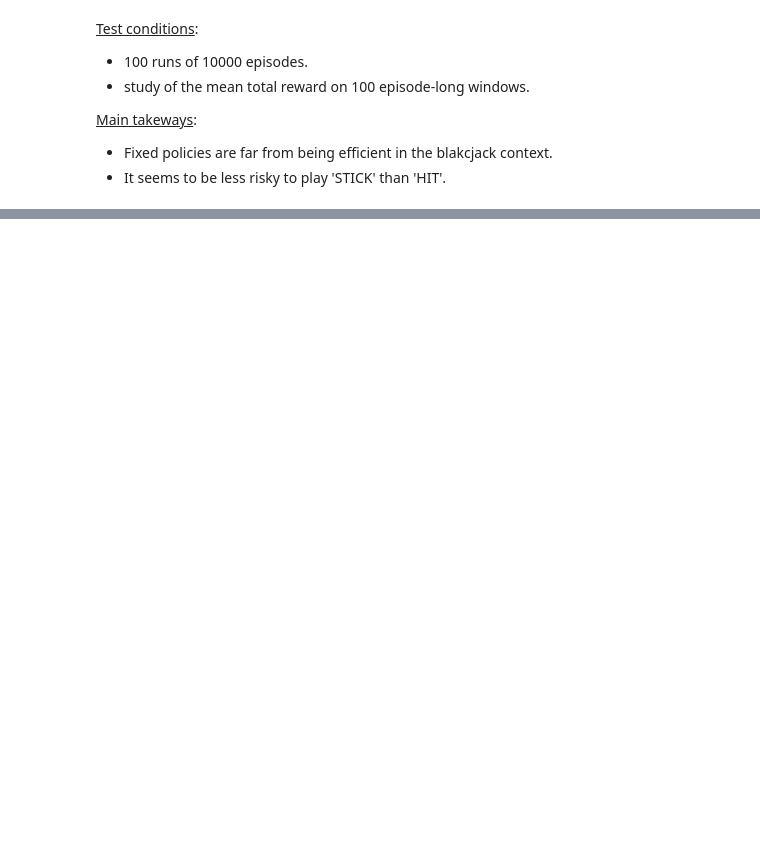
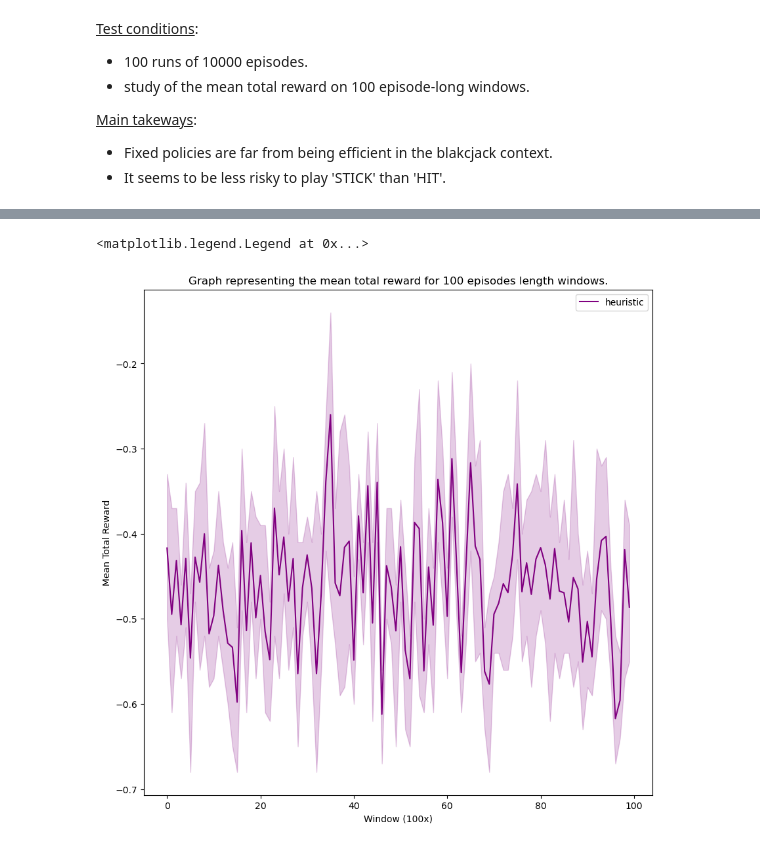
Before and after one commit to operiana/Reinforcement-Learning-Applications, a Jupyter notebook: blackjack/blackjack.ipynb, the cells around one changed output, grey strips where cells are left out. Cells and saved outputs as stored; diff of their text form; code cells hidden in the pictures; blank space fills up the shorter version.

```diff
--- a/blackjack/blackjack.ipynb
+++ b/blackjack/blackjack.ipynb
@@ -118,0 +132,14 @@ Let's build some rules for our player :
+# %%
+def policy(observation: tuple[int, int, int], action_space: gym.spaces.Discrete) -> int:
+    s, o, a = observation
+
+    if s <= 11:
+        return 1
+
+    elif s == 21:
+        return 0
+
+    else:
+        p_hit = 4 * (21 - s) / 52
+        distribution = np.array([p_hit, 1 - p_hit], dtype = np.float64)
+        return action_space.sample(probability = distribution)
@@ -118,0 +174,24 @@ Let's build some rules for our player :
+# %%
+# Display the mean over the last 100 episodes
+fig, ax = plt.subplots(1, 1, figsize = (10, 10))
+
+support = np.arange(0, N_EPISODES // 100)
+
+color = "purple"
+
+image = np.array([total_reward[:,i:i+100].mean(axis = 1) for i in support])
+
+y_min = image.min(axis = 0)
+y_max = image.max(axis = 0)
+
+ax.set_xlabel("Window (100x)")
+ax.set_ylabel("Mean Total Reward")
+ax.set_title("Graph representing the mean total reward for 100 episodes length windows.")
+
+ax.fill_between(support, y_min, y_max, alpha = .2, color = color)
+ax.plot(support, image.mean(axis = 0), label = f"heuristic", color = color)
+
+ax.legend()
+# %% [output]
+<matplotlib.legend.Legend at 0x...>
+[figure, added]
```
Also changed, not shown: parts of 5 cells of this notebook.
